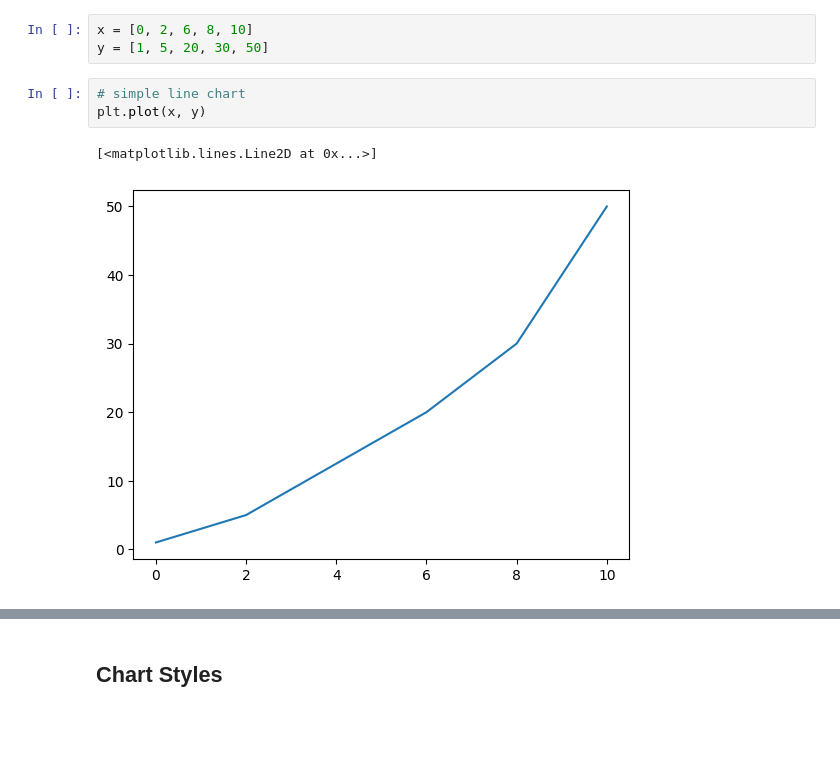
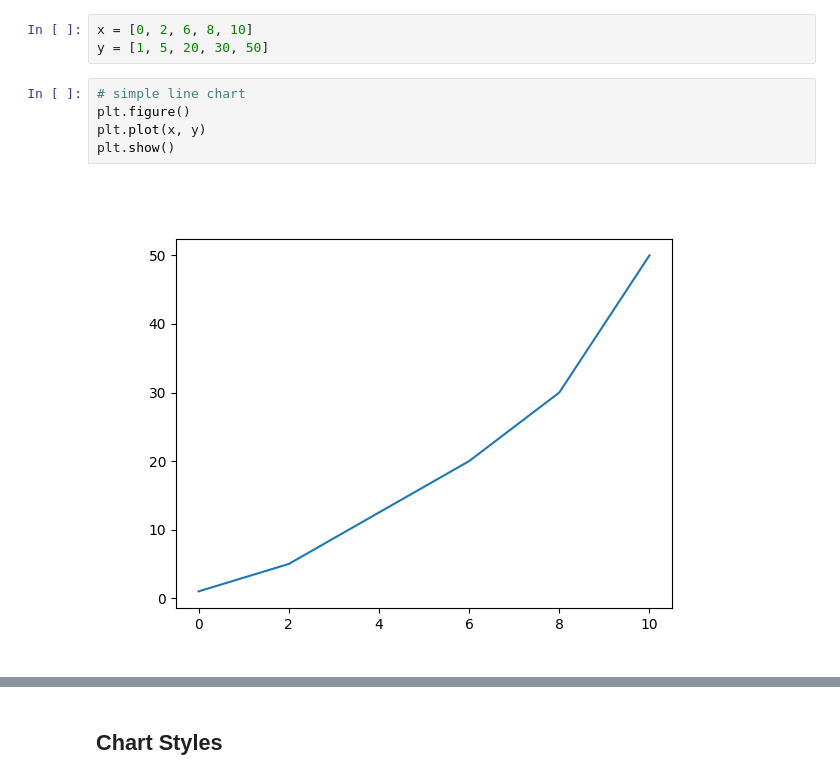
Before and after one commit to mt-robotics/python, a Jupyter notebook: data_science/matplotlib/matplotlib.ipynb, the cells around one changed output, grey strips where cells are left out. Saved outputs shown, nothing was run; the diff lists cells and outputs as text; blank space fills up the shorter version.

```diff
--- a/data_science/matplotlib/matplotlib.ipynb
+++ b/data_science/matplotlib/matplotlib.ipynb
@@ -24,9 +31,10 @@ x = [0, 2, 6, 8, 10]
 y = [1, 5, 20, 30, 50]
 # %%
 # simple line chart
+plt.figure()
 plt.plot(x, y)
+plt.show()
 # %% [output]
-[<matplotlib.lines.Line2D at 0x...>]
-[figure, old version]
+[figure, new version]
 # %%
 # show dots instead of a line
```
Also changed, not shown: parts of 28 cells of this notebook, 7 other files.
